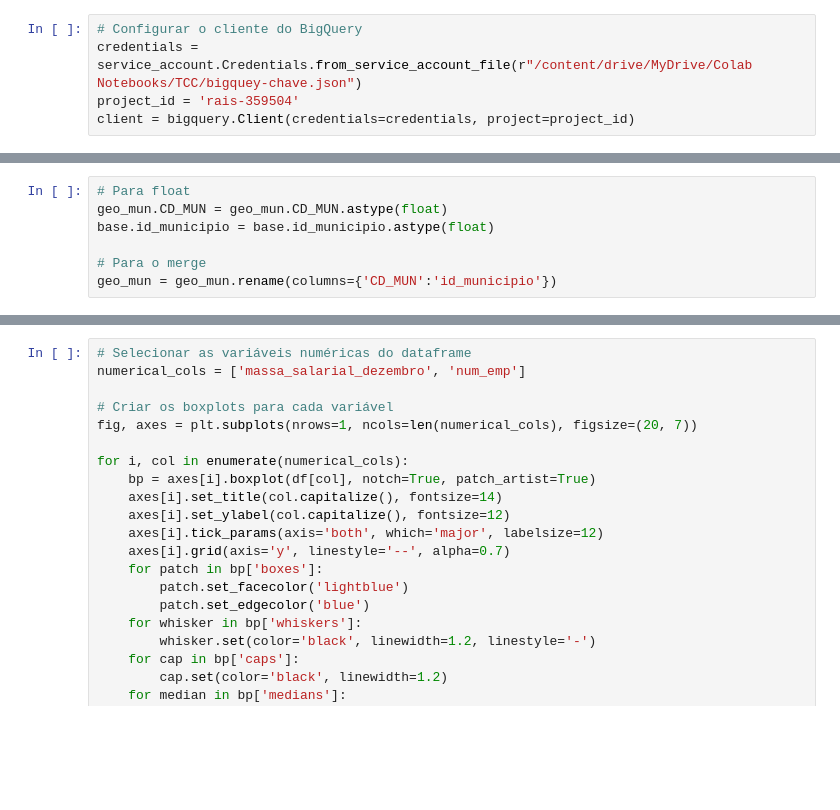
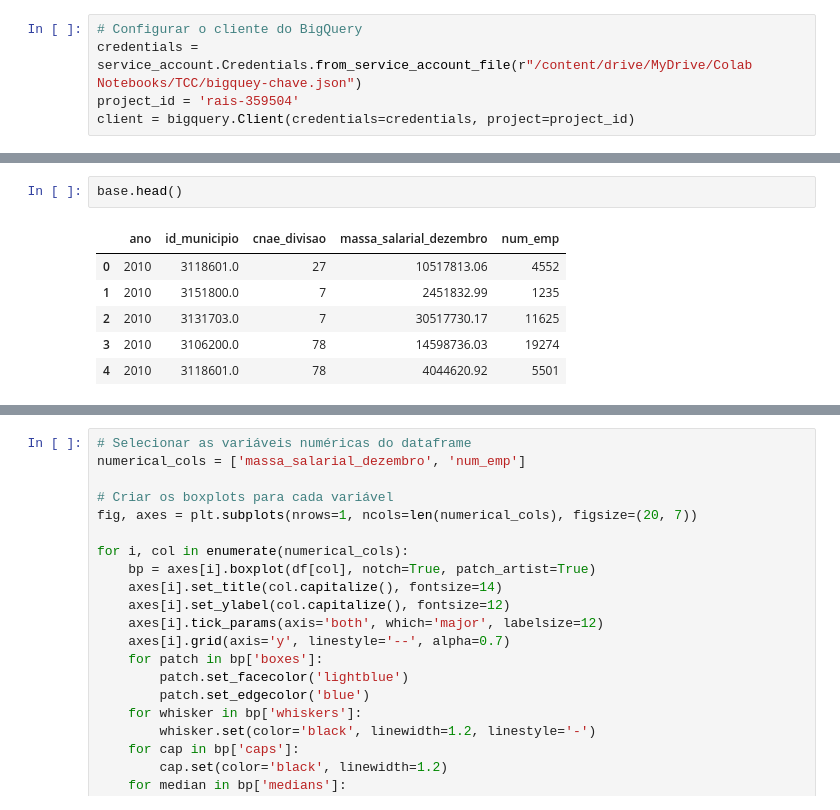
Before and after one commit to Leonardo-Dias-Up/Colab, a Jupyter notebook: DataViva_Atividade.ipynb, the cells around one changed output, grey strips where cells are left out. Cells and saved outputs as stored; diff of their text form; blank space fills up the shorter version.

```diff
--- a/DataViva_Atividade.ipynb
+++ b/DataViva_Atividade.ipynb
@@ -77,7 +91,9 @@ base = pd.read_csv('/content/drive/MyDrive/Colab Notebooks/DataViva/RAIS_MG_2010
-# %%
-# Para float
-geo_mun.CD_MUN = geo_mun.CD_MUN.astype(float)
-base.id_municipio = base.id_municipio.astype(float)
-
-# Para o merge
-geo_mun = geo_mun.rename(columns={'CD_MUN':'id_municipio'})
+# %%
+base.head()
+# %% [output]
+|  | ano | id_municipio | cnae_divisao | massa_salarial_dezembro | num_emp |
+| 0 | 2010 | 3118601.0 | 27 | 10517813.06 | 4552 |
+| 1 | 2010 | 3151800.0 | 7 | 2451832.99 | 1235 |
+| 2 | 2010 | 3131703.0 | 7 | 30517730.17 | 11625 |
+| 3 | 2010 | 3106200.0 | 78 | 14598736.03 | 19274 |
+| 4 | 2010 | 3118601.0 | 78 | 4044620.92 | 5501 |
```
Also changed, not shown: parts of 30 cells of this notebook.
